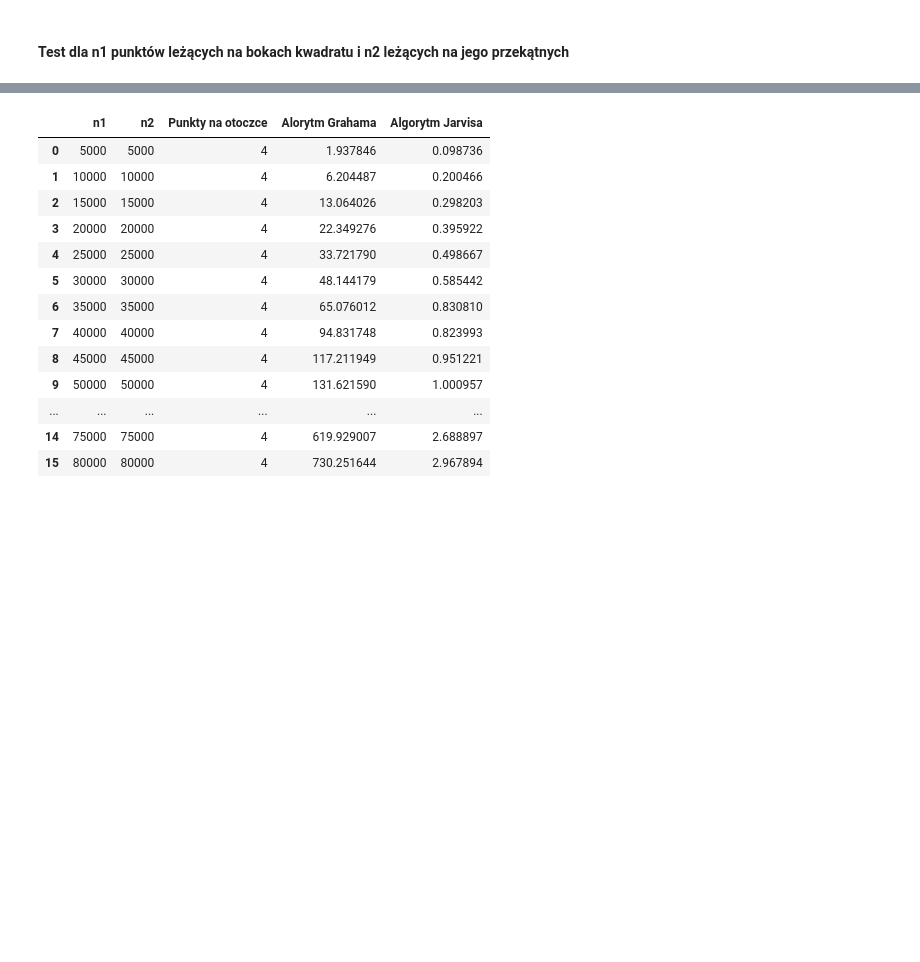
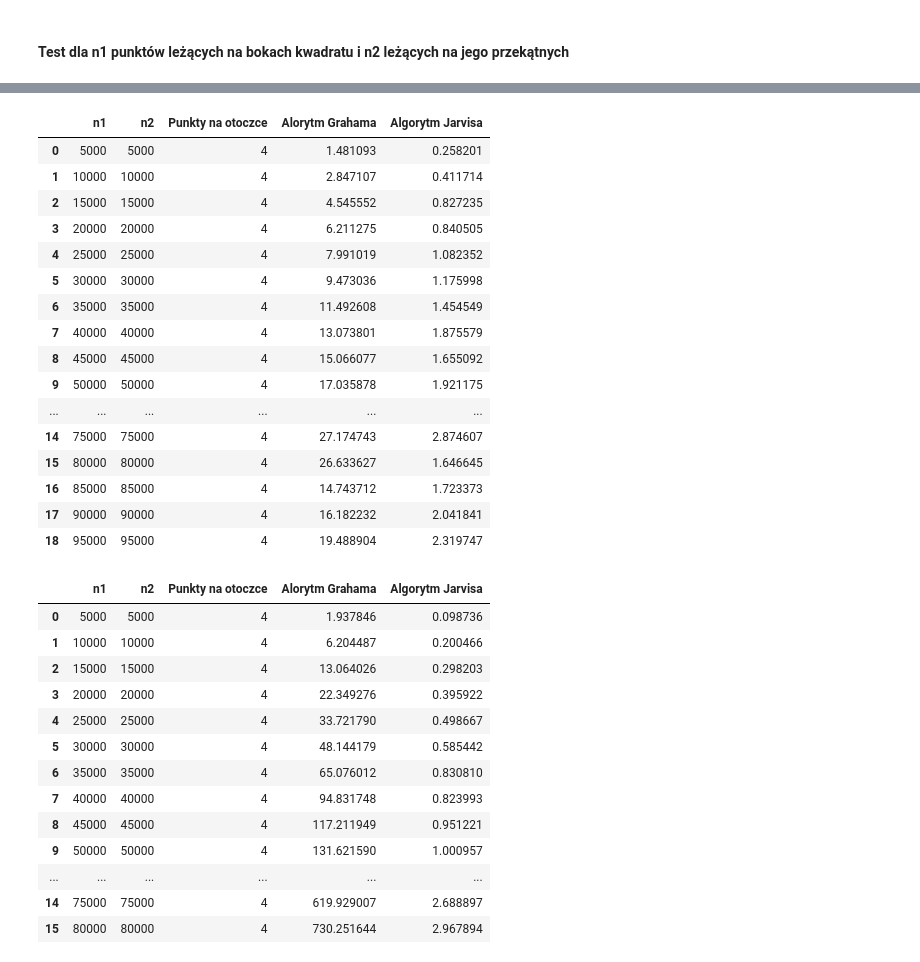
Before and after one commit to sumo-slonik/Algorytmy_geometryczne, a Jupyter notebook: Lab 2/Nowakowski_kod_2 (2).ipynb, the cells around one changed output, grey strips where cells are left out. Saved outputs shown, nothing was run; the diff lists cells and outputs as text; code cells hidden in the pictures; blank space fills up the shorter version.

```diff
--- a/Lab 2/Nowakowski_kod_2 (2).ipynb
+++ b/Lab 2/Nowakowski_kod_2 (2).ipynb
@@ -897,3 +911,31 @@ pd.DataFrame(data,columns=kolumny)
+# %%
+# w wyniki dla flagi del_col ustawionej na 3
+kolumny = ["n1","n2","Punkty na otoczce","Alorytm Grahama","Algorytm Jarvisa"]
+wierzcholki = [Vector2d(0,0),Vector2d(10,0),Vector2d(10,10),Vector2d(0,10)]
+args = []
+for i in range(5000,100000,5000):
+    args.append([*wierzcholki,i,i])
+data = time_test(generowanie_kwadratu,args,algorytmGrachama,algorytmJarvisa)
+data = [x[5:7]+x[3:4]+x[7:] for x in data]
+pd.DataFrame(data,columns=kolumny)
+# %% [output]
+|  | n1 | n2 | Punkty na otoczce | Alorytm Grahama | Algorytm Jarvisa |
+| 0 | 5000 | 5000 | 4 | 1.481093 | 0.258201 |
+| 1 | 10000 | 10000 | 4 | 2.847107 | 0.411714 |
+| 2 | 15000 | 15000 | 4 | 4.545552 | 0.827235 |
+| 3 | 20000 | 20000 | 4 | 6.211275 | 0.840505 |
+| 4 | 25000 | 25000 | 4 | 7.991019 | 1.082352 |
+| 5 | 30000 | 30000 | 4 | 9.473036 | 1.175998 |
+| 6 | 35000 | 35000 | 4 | 11.492608 | 1.454549 |
+| 7 | 40000 | 40000 | 4 | 13.073801 | 1.875579 |
+| 8 | 45000 | 45000 | 4 | 15.066077 | 1.655092 |
+| 9 | 50000 | 50000 | 4 | 17.035878 | 1.921175 |
+| ... | ... | ... | ... | ... | ... |
+| 14 | 75000 | 75000 | 4 | 27.174743 | 2.874607 |
+| 15 | 80000 | 80000 | 4 | 26.633627 | 1.646645 |
+| 16 | 85000 | 85000 | 4 | 14.743712 | 1.723373 |
+| 17 | 90000 | 90000 | 4 | 16.182232 | 2.041841 |
+| 18 | 95000 | 95000 | 4 | 19.488904 | 2.319747 |
 # %%
 #dla porównania wyniki dla starej funkcji usuwającej punkty w algorytmie Grachama
 kolumny = ["n1","n2","Punkty na otoczce","Alorytm Grahama","Algorytm Jarvisa"]
```
Also changed, not shown: parts of 2 cells of this notebook, 1 other file.
